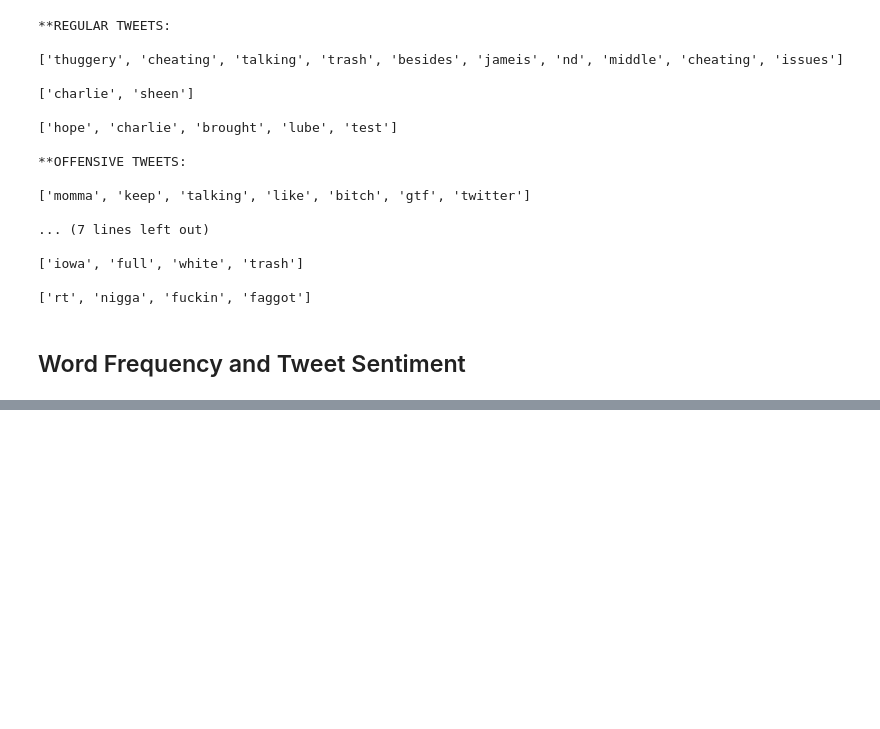
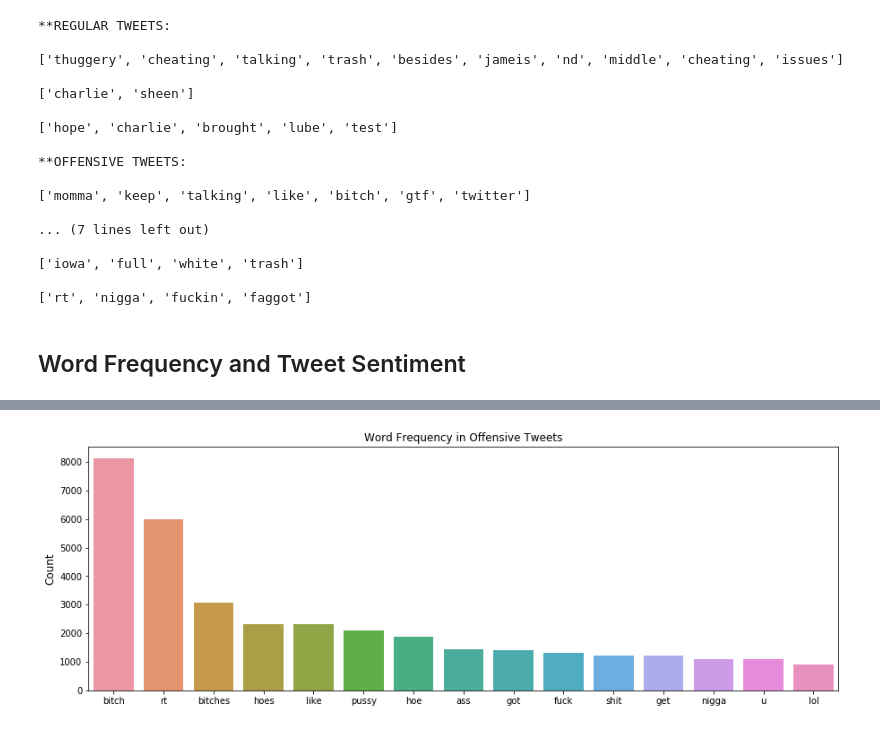
Before and after one commit to marty-vanhoof/Hate_Speech_Detection_with_Machine_Learning, a Jupyter notebook: cleaning_analysis_modelling.ipynb, the cells around one changed output, grey strips where cells are left out. Drawn from its saved outputs; the diff is of its cells as text; code cells hidden in the pictures; blank space fills up the shorter version.

```diff
--- a/cleaning_analysis_modelling.ipynb
+++ b/cleaning_analysis_modelling.ipynb
@@ -256,0 +266,10 @@ A
+# %%
+# bar plot for word counts in regular tweets
+offensive_counts = most_common_df(get_all_words(offensive_tweets), 15)
+plt.figure(figsize=(15,5))
+ax = sns.barplot(x='word', y='count', data=offensive_counts)
+plt.ylabel('Count', fontsize=12)
+plt.xlabel('')
+plt.title('Word Frequency in Offensive Tweets');
+# %% [output]
+[figure, added]
```
Also changed, not shown: parts of 6 cells of this notebook.
